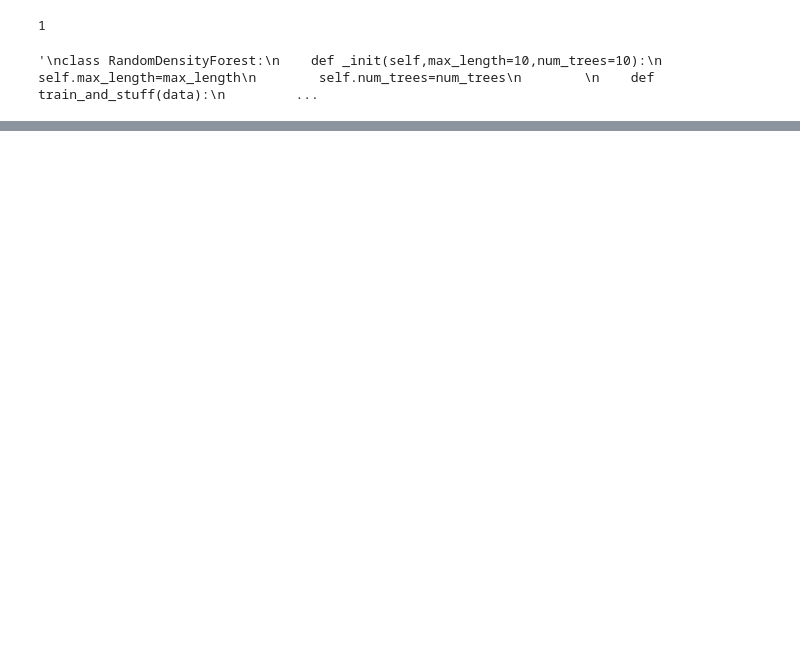
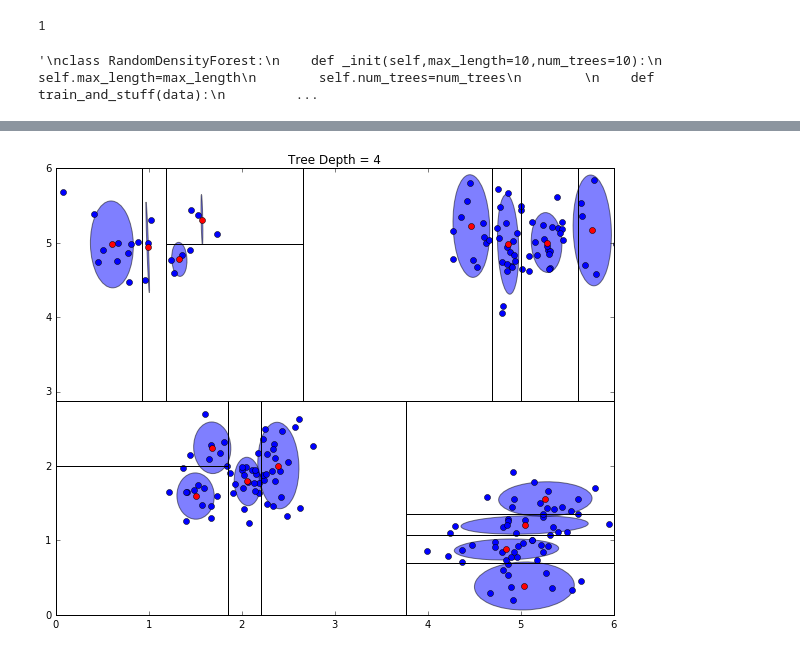
Before and after one commit to kfritsch/density_forest, a Jupyter notebook: DensityTree.ipynb, the cells around one changed output, grey strips where cells are left out. Saved outputs shown, nothing was run; the diff lists cells and outputs as text; code cells hidden in the pictures; blank space fills up the shorter version.

```diff
--- a/DensityTree.ipynb
+++ b/DensityTree.ipynb
@@ -646,0 +508,6 @@ nan
+# %%
+DensityTree3=RandomDensityTree(max_depth=4,min_infogain=0.001,num_splits=50)
+DensityTree3.fit(data)
+plotaxis(data,DensityTree3,xlim=[0,6],ylim=[0,6],title='Tree Depth = 4')
+# %% [output]
+[figure, added]
```
Also changed, not shown: parts of 15 cells of this notebook, 1 other file.
